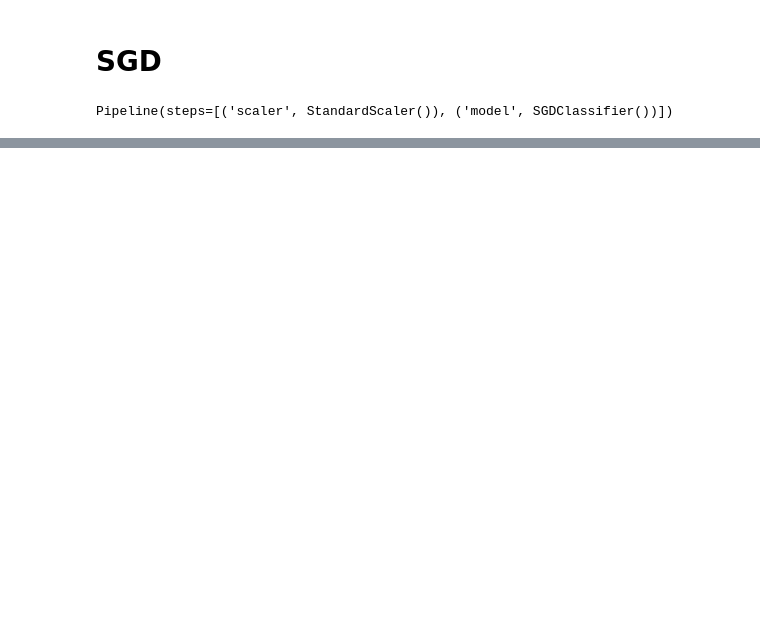
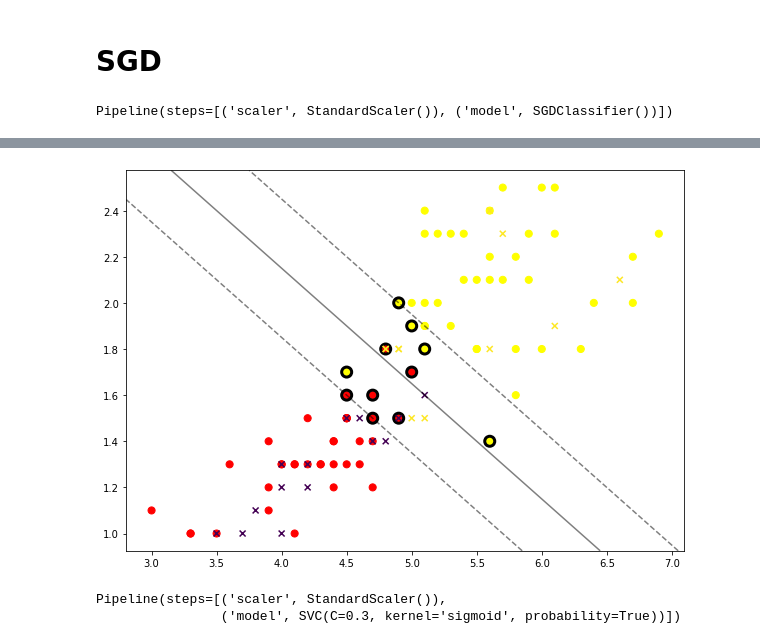
Before and after one commit to Kamil128/Training_DS_Classification, a Jupyter notebook: 3_SVM_example.ipynb, the cells around one changed output, grey strips where cells are left out. Drawn from its saved outputs; the diff is of its cells as text; code cells hidden in the pictures; blank space fills up the shorter version.

```diff
--- a/3_SVM_example.ipynb
+++ b/3_SVM_example.ipynb
@@ -188,0 +198,3 @@ AttributeError: probability estimates are not available for loss='hinge'
+# %%
+from sklearn.model_selection import train_test_split
+X_train, X_test, y_train, y_test = train_test_split(X, y, test_size=0.25, random_state=42)
@@ -188,0 +220,20 @@ AttributeError: probability estimates are not available for loss='hinge'
+# %%
+from plot_utils import plot_margins
+plot_margins(x=X_train,
+             y=y_train,
+            estimator=model['model'],
+            x_test=X_test,
+            y_test=y_test,
+            scaler=model['scaler'])
+# %% [output]
+[figure, added]
+# %%
+model = Pipeline([
+    ('scaler', StandardScaler()),
+    ('model', SVC(kernel='sigmoid', probability=True, C=0.3))
+])
+
+model.fit(X_train, y_train)
+# %% [output]
+Pipeline(steps=[('scaler', StandardScaler()),
+                ('model', SVC(C=0.3, kernel='sigmoid', probability=True))])
```
Also changed, not shown: parts of 19 cells of this notebook.
